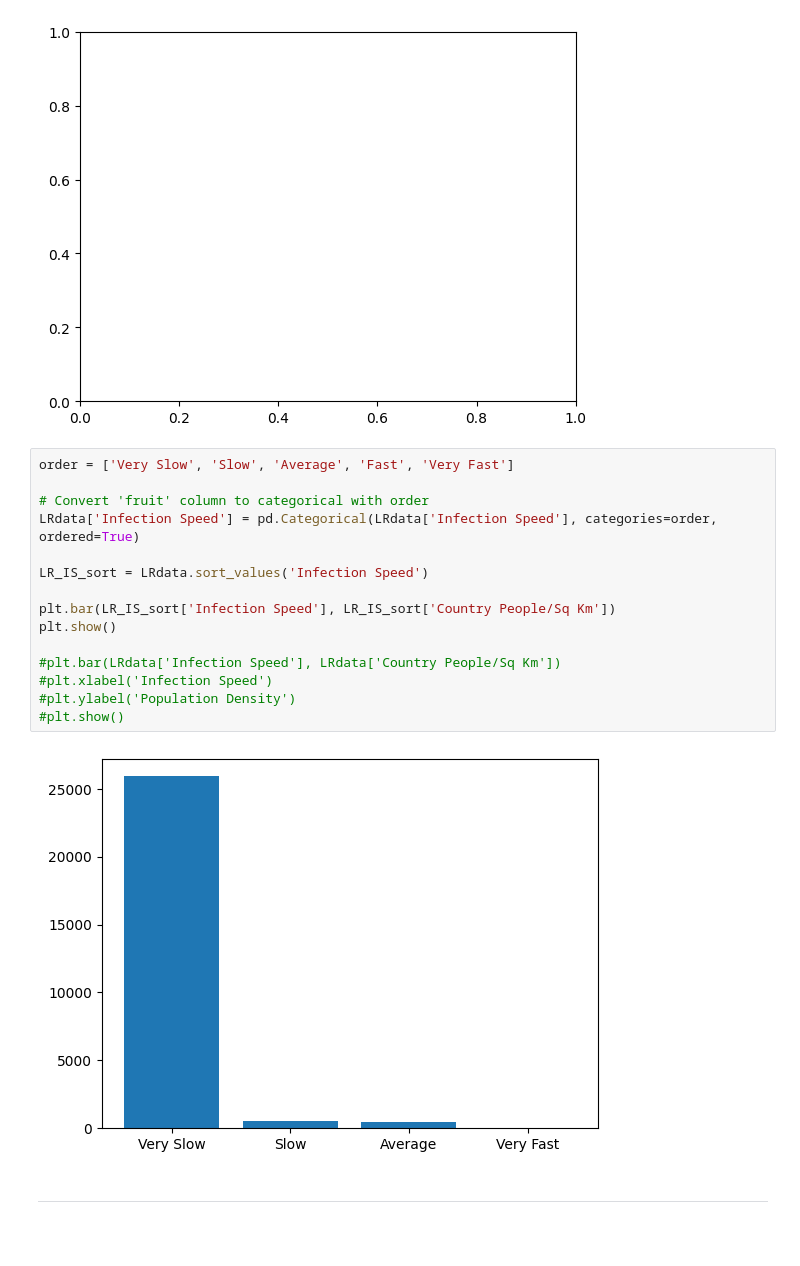
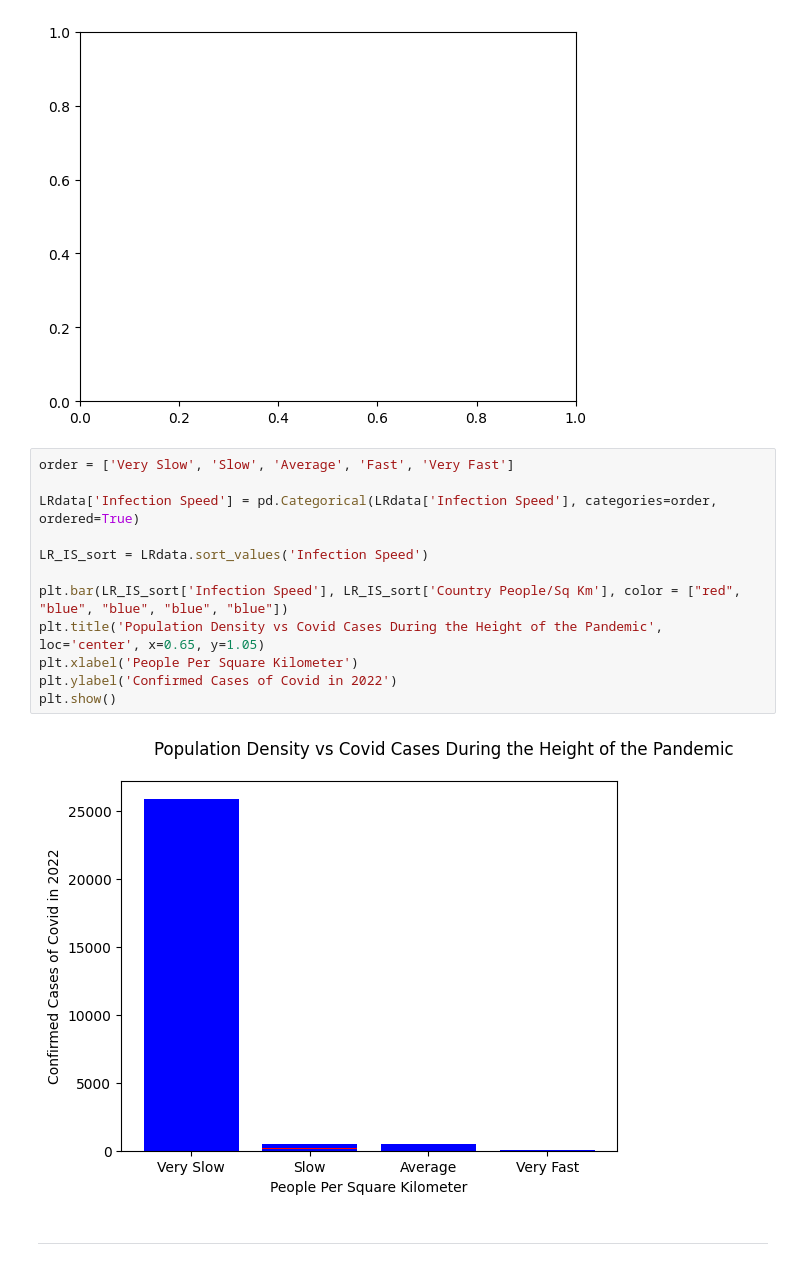
Before and after one commit to lily-the-real-lilly/first, a Jupyter notebook: CovidResearch.ipynb, the cells around one changed output. Saved outputs shown, nothing was run; the diff lists cells and outputs as text; blank space fills up the shorter version.

```diff
--- a/CovidResearch.ipynb
+++ b/CovidResearch.ipynb
@@ -713,20 +713,17 @@ TypeError: 'value' must be an instance of str or bytes, not a float
 # %%
 order = ['Very Slow', 'Slow', 'Average', 'Fast', 'Very Fast']
 
-# Convert 'fruit' column to categorical with order
 LRdata['Infection Speed'] = pd.Categorical(LRdata['Infection Speed'], categories=order, ordered=True)
 
 LR_IS_sort = LRdata.sort_values('Infection Speed')
 
-plt.bar(LR_IS_sort['Infection Speed'], LR_IS_sort['Country People/Sq Km'])
+plt.bar(LR_IS_sort['Infection Speed'], LR_IS_sort['Country People/Sq Km'], color = ["red", "blue", "blue", "blue", "blue"])
+plt.title('Population Density vs Covid Cases During the Height of the Pandemic', loc='center', x=0.65, y=1.05)
+plt.xlabel('People Per Square Kilometer')
+plt.ylabel('Confirmed Cases of Covid in 2022')
 plt.show()
-
-#plt.bar(LRdata['Infection Speed'], LRdata['Country People/Sq Km'])
-#plt.xlabel('Infection Speed')
-#plt.ylabel('Population Density')
-#plt.show()
 # %% [output]
-[figure, old version]
+[figure, new version]
 # %% [markdown]
 
 
```
